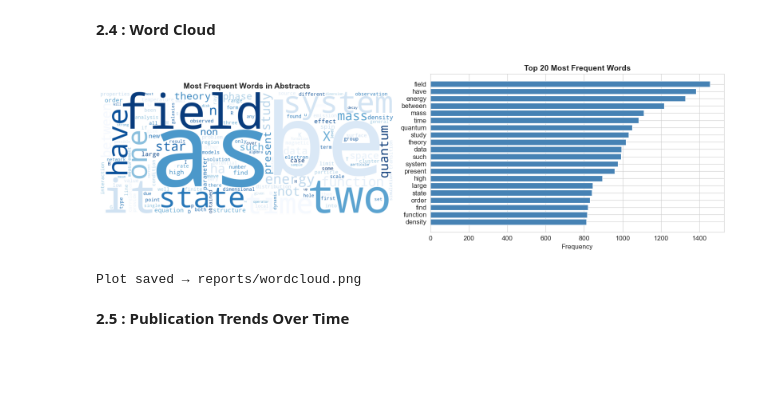
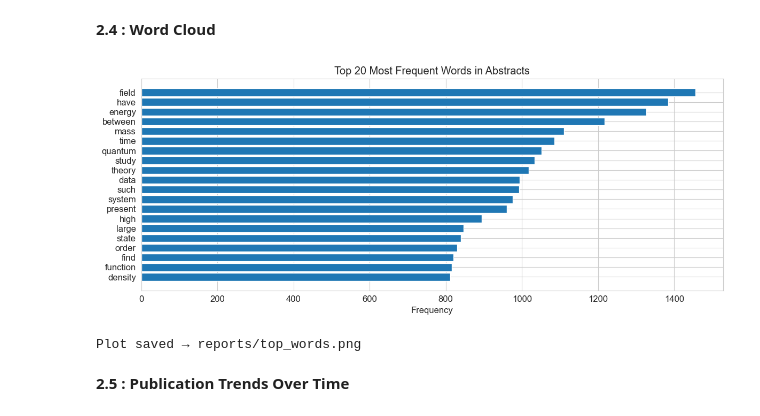
Before and after one commit to benameur21/SmartDoc-AI, a Jupyter notebook: smartdoc.ipynb, the cells around one changed output. Cells and saved outputs as stored; diff of their text form; code cells hidden in the pictures; blank space fills up the shorter version.

```diff
--- a/smartdoc.ipynb
+++ b/smartdoc.ipynb
@@ -123,34 +94,25 @@ dtype: object
 **2.2 : Category Distribution**
 # %%
 # Extract main category
-df['main_category'] = df['categories'].apply(
-    lambda x: x.split()[0].split('.')[0] if x else 'unknown'
-)
+df['main_category'] = df['categories'].apply(lambda x: x.split()[0].split('.')[0] if x else 'unknown')
 
 # Count
 cat_counts = df['main_category'].value_counts()
-print(f"\n   Unique main categories : {df['main_category'].nunique()}")
-print(f"\n   Top 10 categories :\n{cat_counts.head(10)}")
+print(f"\nUnique main categories : {df['main_category'].nunique()}")
+print(f"\nTop 10 categories :\n{cat_counts.head(10)}")
 
 # Plot
 fig, axes = plt.subplots(1, 2, figsize=(14, 5))
 
 # Bar chart
-cat_counts.head(10).plot(
-    kind='bar', ax=axes[0],
-    color='steelblue', edgecolor='white'
-)
+cat_counts.head(10).plot(kind='bar', ax=axes[0],color='steelblue', edgecolor='white')
 axes[0].set_title('Top 10 Scientific Domains', fontsize=14, fontweight='bold')
 axes[0].set_xlabel('Category')
 axes[0].set_ylabel('Number of Papers')
 axes[0].tick_params(axis='x', rotation=45)
 
 # Pie chart
-cat_counts.head(6).plot(
-    kind='pie', ax=axes[1],
-    autopct='%1.1f%%',
-    colors=['#2196F3','#4CAF50','#FF9800','#9C27B0','#F44336','#00BCD4'],
-    startangle=90
+cat_counts.head(6).plot(kind='pie', ax=axes[1],autopct='%1.1f%%',colors=['#2196F3','#4CAF50','#FF9800','#9C27B0','#F44336','#00BCD4'],startangle=90
 )
 axes[1].set_title('Category Share (Top 6)', fontsize=14, fontweight='bold')
 axes[1].set_ylabel('')
@@ -224,64 +185,50 @@ Plot saved → reports/abstract_length.png
 # %% [markdown]
 **2.4 : Word Cloud**
 # %%
-from wordcloud import WordCloud
+from collections import Counter
+import re
+import matplotlib.pyplot as plt
 
-# Combine all abstracts into one text
-all_text = ' '.join(df['abstract'].tolist())
+# Combiner tous les abstracts
+all_text = " ".join(df["abstract"].tolist())
 
-# Remove common words that are not useful
+# Stopwords personnalisés
 custom_stopwords = {
     'the','a','an','and','or','but','in','on','at','to',
     'for','of','with','by','from','is','are','was','were',
     'this','that','these','those','we','our','their','its',
     'also','however','thus','hence','while','since','using',
     'used','use','show','shown','shows','based','paper',
     'propose','proposed','method','approach','model','results',
     'can','may','which','where','when','how','than','more'
 }
 
-# Generate word cloud
-wc = WordCloud(
-    width=1200, height=500,
-    background_color='white',
-    max_words=150,
-    stopwords=custom_stopwords,
-    colormap='Blues',
-    collocations=False
-).generate(all_text)
+# Extraire les mots (au moins 4 lettres)
+words = re.findall(r"\b[a-z]{4,}\b", all_text.lower())
 
-# Plot
-fig, axes = plt.subplots(1, 2, figsize=(16, 5))
+# Supprimer les stopwords
+words = [w for w in words if w not in custom_stopwords]
 
-# Word cloud
-axes[0].imshow(wc, interpolation='bilinear')
-axes[0].axis('off')
-axes[0].set_title('Most Frequent Words in Abstracts',
-                  fontsize=14, fontweight='bold')
-
-# Top 20 most frequent words bar chart
-from collections import Counter
-import re
-
-words = re.findall(r'\b[a-z]{4,}\b', all_text.lower())
-words = [w for w in words if w not in custom_stopwords]
+# Compter les mots
 top_words = Counter(words).most_common(20)
 
 words_list  = [w[0] for w in top_words]
 counts_list = [w[1] for w in top_words]
 
-axes[1].barh(words_list[::-1], counts_list[::-1], color='steelblue')
-axes[1].set_title('Top 20 Most Frequent Words',
-                  fontsize=14, fontweight='bold')
-axes[1].set_xlabel('Frequency')
+# Histogramme
+plt.figure(figsize=(12,5))
+plt.barh(words_list[::-1], counts_list[::-1])
+plt.title("Top 20 Most Frequent Words in Abstracts")
+plt.xlabel("Frequency")
 
 plt.tight_layout()
-plt.savefig('reports/wordcloud.png', dpi=150, bbox_inches='tight')
+plt.savefig("reports/top_words.png", dpi=150)
 plt.show()
-print("Plot saved → reports/wordcloud.png")
+
+print("Plot saved → reports/top_words.png")
 # %% [output]
-[figure, old version]
+[figure, new version]
-Plot saved → reports/wordcloud.png
+Plot saved → reports/top_words.png
 # %% [markdown]
 **2.5 : Publication Trends Over Time**
 # %%
```
Also changed, not shown: parts of 28 cells of this notebook, 8 other files.
